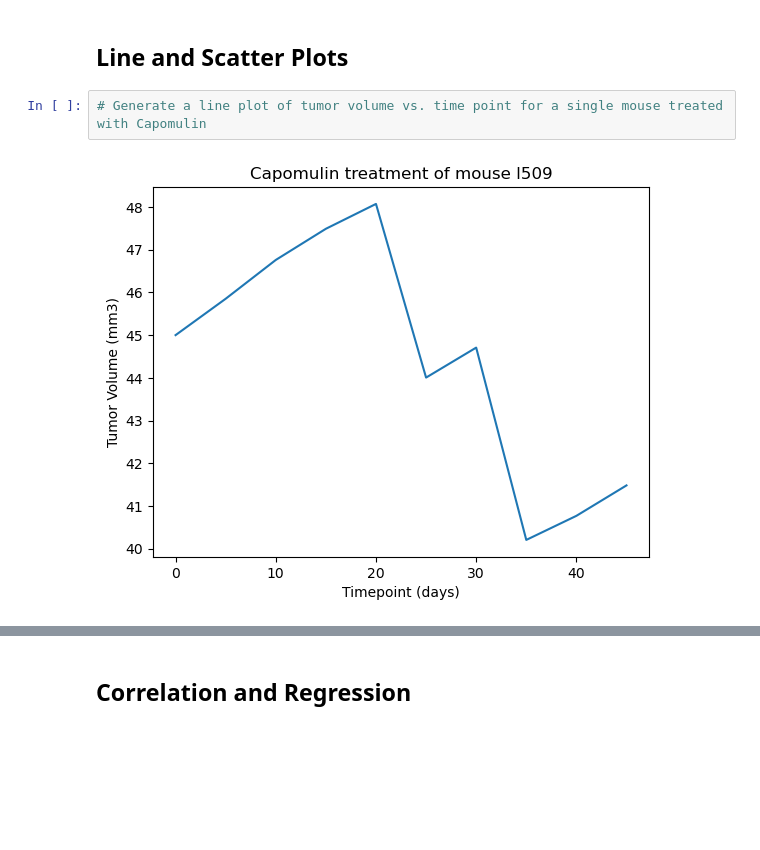
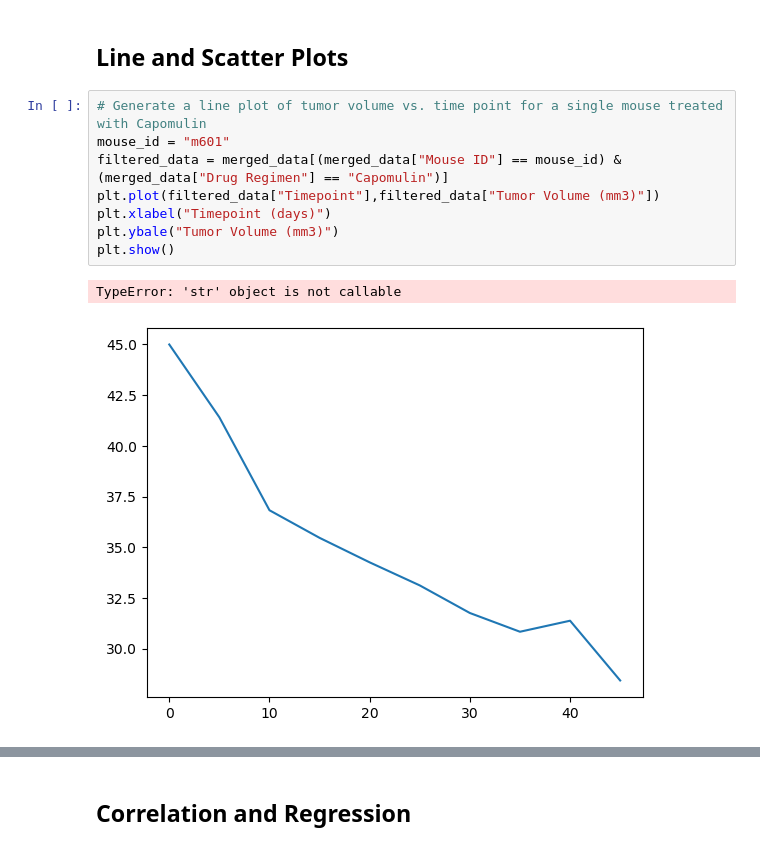
Before and after one commit to mbernstein421/data_visualizations, a Jupyter notebook: Pymaceuticals/pymaceuticals_starter.ipynb, the cells around one changed output, grey strips where cells are left out. Cells and saved outputs as stored; diff of their text form; blank space fills up the shorter version.

```diff
--- a/Pymaceuticals/pymaceuticals_starter.ipynb
+++ b/Pymaceuticals/pymaceuticals_starter.ipynb
@@ -201,5 +228,12 @@ Ceftamin's potential outliers: Series([], Name: Tumor Volume (mm3), dtype: float
 ## Line and Scatter Plots
 # %%
 # Generate a line plot of tumor volume vs. time point for a single mouse treated with Capomulin
+mouse_id = "m601"
+filtered_data = merged_data[(merged_data["Mouse ID"] == mouse_id) & (merged_data["Drug Regimen"] == "Capomulin")]
+plt.plot(filtered_data["Timepoint"],filtered_data["Tumor Volume (mm3)"])
+plt.xlabel("Timepoint (days)")
+plt.ybale("Tumor Volume (mm3)")
+plt.show()
 # %% [output]
+TypeError: 'str' object is not callable
-[figure, old version]
+[figure, new version]
```
Also changed, not shown: parts of 9 cells of this notebook.
